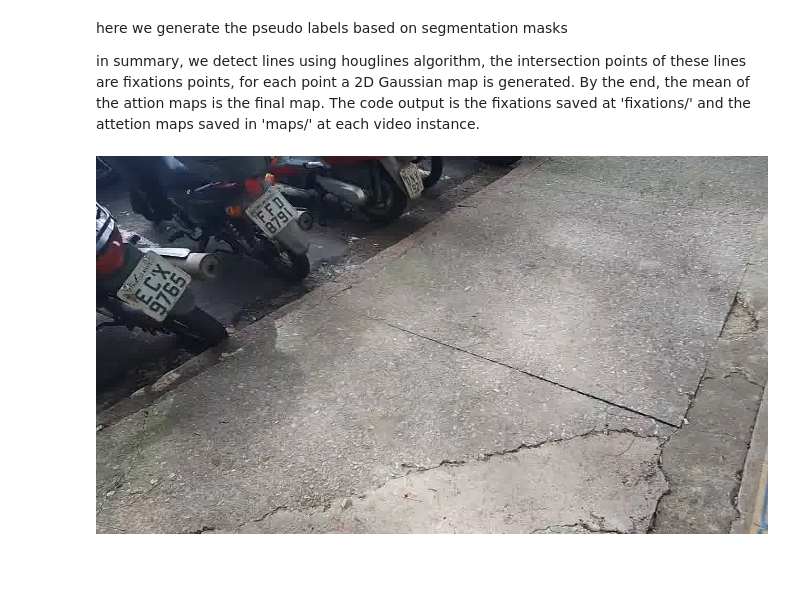
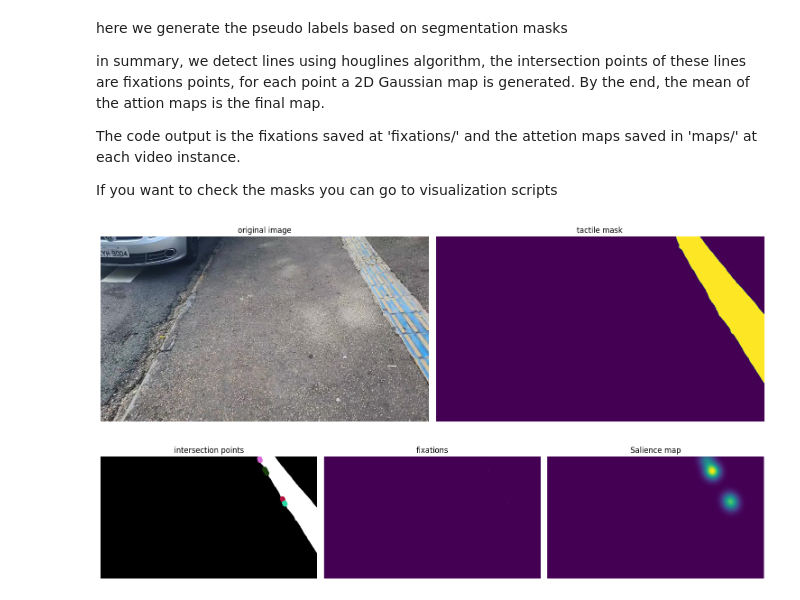
Before and after one commit to suayder/paper-urbanaccess2024, a Jupyter notebook: pseudo_label_generator.ipynb, the cells around one changed output. Drawn from its saved outputs; the diff is of its cells as text; code cells hidden in the pictures; blank space fills up the shorter version.

```diff
--- a/pseudo_label_generator.ipynb
+++ b/pseudo_label_generator.ipynb
@@ -2,7 +2,10 @@
 here we generate the pseudo labels based on segmentation masks
 
 in summary, we detect lines using houglines algorithm, the intersection points of these lines are fixations points, for each point a 2D Gaussian map is generated. By the end, the mean of the attion maps is the final map.
+
 The code output is the fixations saved at 'fixations/' and the attetion maps saved in 'maps/' at each video instance.
+
+If you want to check the masks you can go to visualization scripts
 # %%
 import os
 import itertools
@@ -166,8 +169,9 @@ def detect_irregularities(mask: np.ndarray):
 def gen_fixations(mask, points, save_path = None):
     y, x = mask.shape
     fixation = np.zeros_like(mask)
-    for point in points:
-        fixation[int(point[1]), int(point[0])] = 255
+    if points is not None:
+        for point in points:
+            fixation[int(point[1]), int(point[0])] = 255
 
     if save_path!=None:
         np.save(save_path, fixation)
@@ -175,7 +179,7 @@ def gen_fixations(mask, points, save_path = None):
     return {'fixations': fixation}
 
 def attention_map(mask, points, save_path=None):
-    def image_gaussian(shape, point, sigma=50.0):
+    def image_gaussian(shape, point, sigma=30.0):
 
         x = np.arange(0, shape[1])
         y = np.arange(0, shape[0])
@@ -184,12 +188,12 @@ def attention_map(mask, points, save_path=None):
 
         return gaussian
 
-    maps = []
-    for p in points:
-        gauss = (image_gaussian(mask.shape, p)*255).astype('uint8')
-        maps.append(gauss)
+    if points is not None and len(points)>0:
+        maps = []
+        for p in points:
+            gauss = (image_gaussian(mask.shape, p)*255).astype('uint8')
+            maps.append(gauss)
 
-    if len(maps)>0:
         salmap = np.stack(maps, axis=-1).astype('uint8')
         if len(maps)>1:
             salmap = salmap.mean(axis=-1)
@@ -199,33 +203,35 @@ def attention_map(mask, points, save_path=None):
     if save_path is not None:
         cv2.imwrite(save_path, salmap)
 
     return {'Salience map': salmap}
 
 
 for iss in ds.iterator:
     instance = InstancePaths(iss)
 
     nimages = len(os.listdir(os.path.join(iss.path, 'images')))
     os.makedirs(os.path.join(iss.path, 'fixations'), exist_ok=True)
     os.makedirs(os.path.join(iss.path, 'maps'), exist_ok=True)
 
     pbar = tqdm(range(1, nimages+1))
     pbar.set_description("Instance: %s" % iss.name)
     for frame_id in pbar:
         mask = np.moveaxis(np.load(instance.masks(frame_id)), 0, 2)
         mask = mask.squeeze().astype('uint8') * 255
 
         track = {
             'original image': np.array(Image.open(instance.image(frame_id))),
             'tactile mask': mask
         }
 
         res, lines = line_detection(mask)
         irr, intersections = detect_irregularities(mask)
         fix = gen_fixations(mask, intersections, instance.fixations(frame_id))
         salmap = attention_map(mask, intersections, instance.att_map(frame_id))
 
-
-
++
     show_steps(track)
-    show_steps(irr | fix | salmap)
+    show_steps(irr | fix | salmap)http://127.0.0.1:8888/1200
+# %% [output]
+[figure, added]
+[figure, added]
@@ -234,4 +237,0 @@ Para conferir se está certo eu vou ter que baixar alguns e carregar localmente.
-# %%
-Image.open(instance.image(487))
-# %% [output]
-[figure, removed]
```
Also changed, not shown: parts of 1 cell of this notebook.
